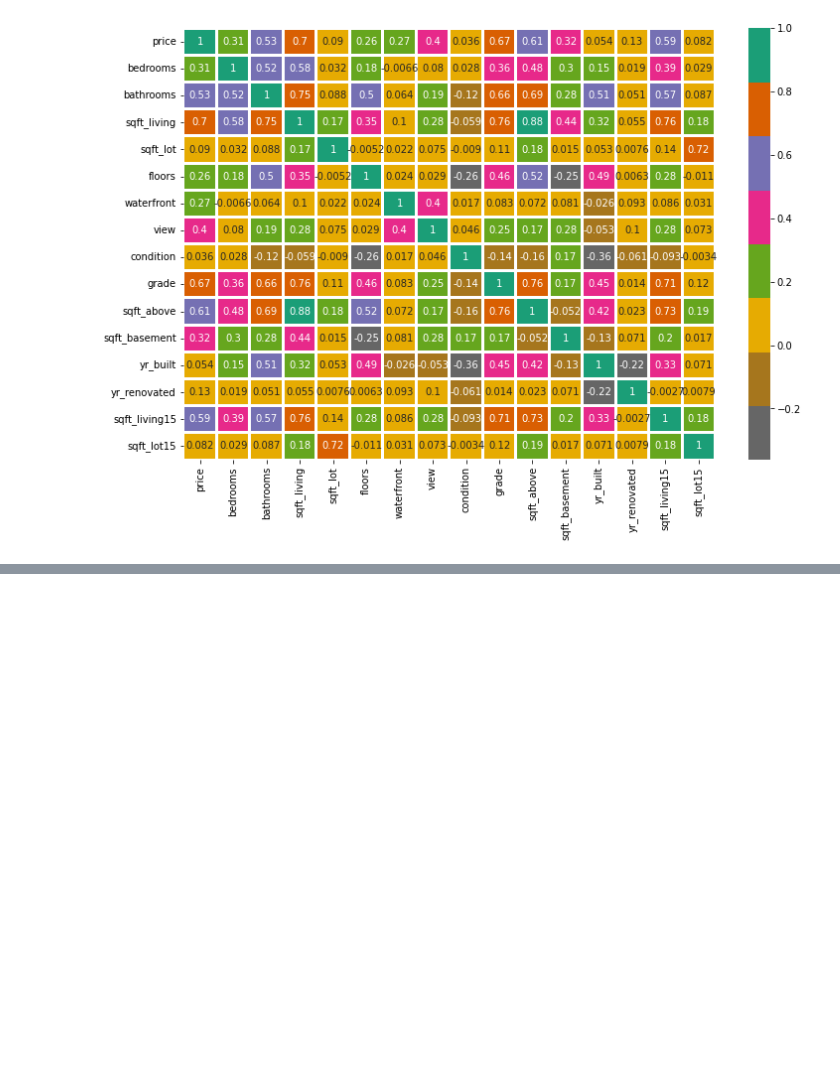
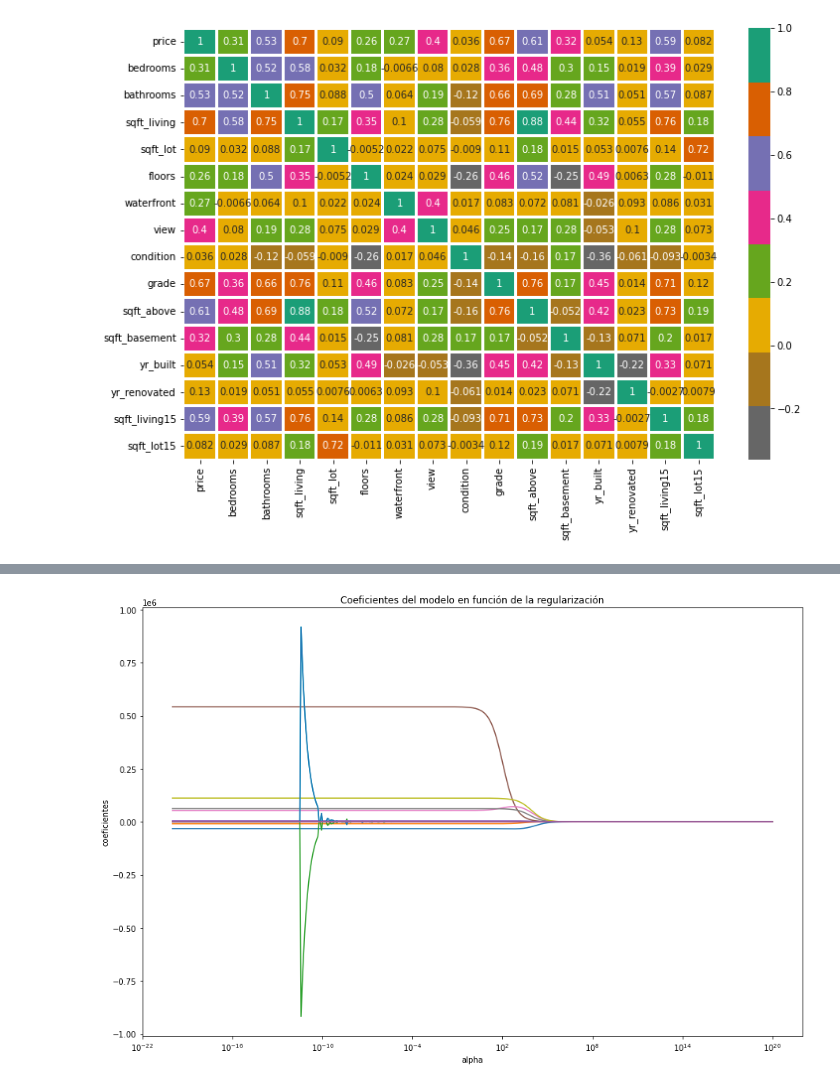
Before and after one commit to PosgradoMNA/actividades-de-aprendizaje-A01793008, a Jupyter notebook: Actividades/TecMty_Regresion_lineal_polinomial_A01793008.ipynb, the cells around one changed output, grey strips where cells are left out. Cells and saved outputs as stored; diff of their text form; code cells hidden in the pictures; blank space fills up the shorter version.

```diff
--- a/Actividades/TecMty_Regresion_lineal_polinomial_A01793008.ipynb
+++ b/Actividades/TecMty_Regresion_lineal_polinomial_A01793008.ipynb
@@ -812,7 +800,7 @@ X = df[features]
 y = df[label]
 # %%
 from sklearn.model_selection import train_test_split
-X_train, X_test, y_train, y_test = train_test_split(X, y, test_size = 0.1, random_state = 101)
+X_train, X_test, y_train, y_test = train_test_split(X, y, train_size   = 0.8, random_state = 1234, shuffle = True)
 
 print(f'Numero total de registros en la bdd: {len(X)}')
 print("*****"*10)
@@ -833,0 +852,7 @@ Tamaño del X_test: (2162, 15)
+# %%
+poly_features = PolynomialFeatures(degree = 2, include_bias = False)
+X_poly = poly_features.fit_transform(X_train)
+# %%
+lin_reg = LinearRegression(fit_intercept=True)
+lin_reg.fit(X_poly, y_train)
+lin_reg.coef_, lin_reg.intercept_
@@ -833,0 +891,6 @@ Tamaño del X_test: (2162, 15)
+# %%
+modelo = RidgeCV(alphas = np.logspace(-20, 20, 500),
+                 fit_intercept = True,
+                 normalize = True,
+                 store_cv_values = True)
+modelo.fit(X_train, y_train)
@@ -833,0 +911,19 @@ Tamaño del X_test: (2162, 15)
+# %%
+alphas = modelo.alphas
+coefs = []
+
+for alpha in alphas:
+    modelo_temp = Ridge(alpha=alpha, fit_intercept=False, normalize=True)
+    modelo_temp.fit(X_train, y_train)
+    coefs.append(modelo_temp.coef_.flatten())
+
+fig, ax = plt.subplots(figsize=(15, 10))
+ax.plot(alphas, coefs)
+ax.set_xscale('log')
+ax.set_xlabel('alpha')
+ax.set_ylabel('coeficientes')
+ax.set_title('Coeficientes del modelo en función de la regularización');
+plt.axis('tight')
+plt.show()
+# %% [output]
+[figure, added]
```
Also changed, not shown: parts of 43 cells of this notebook.
